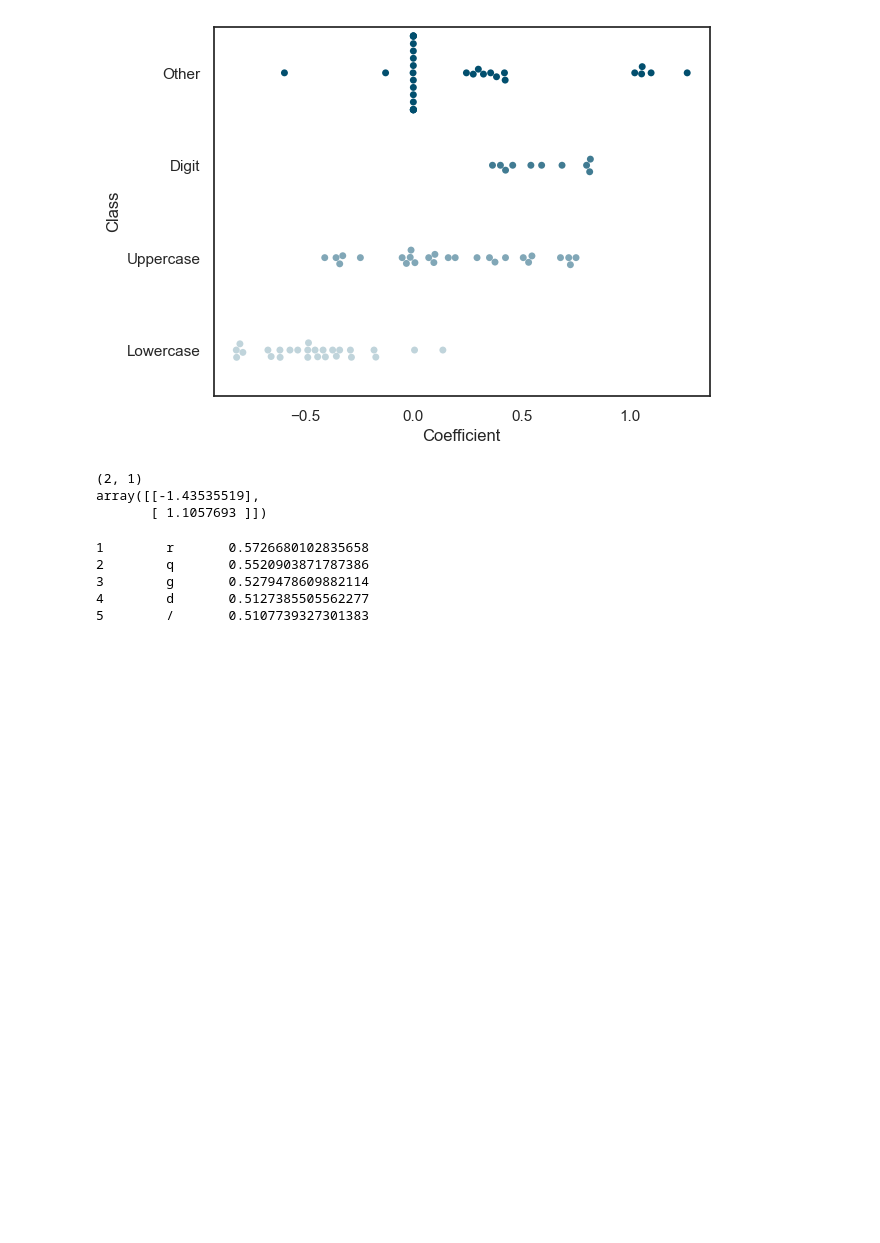
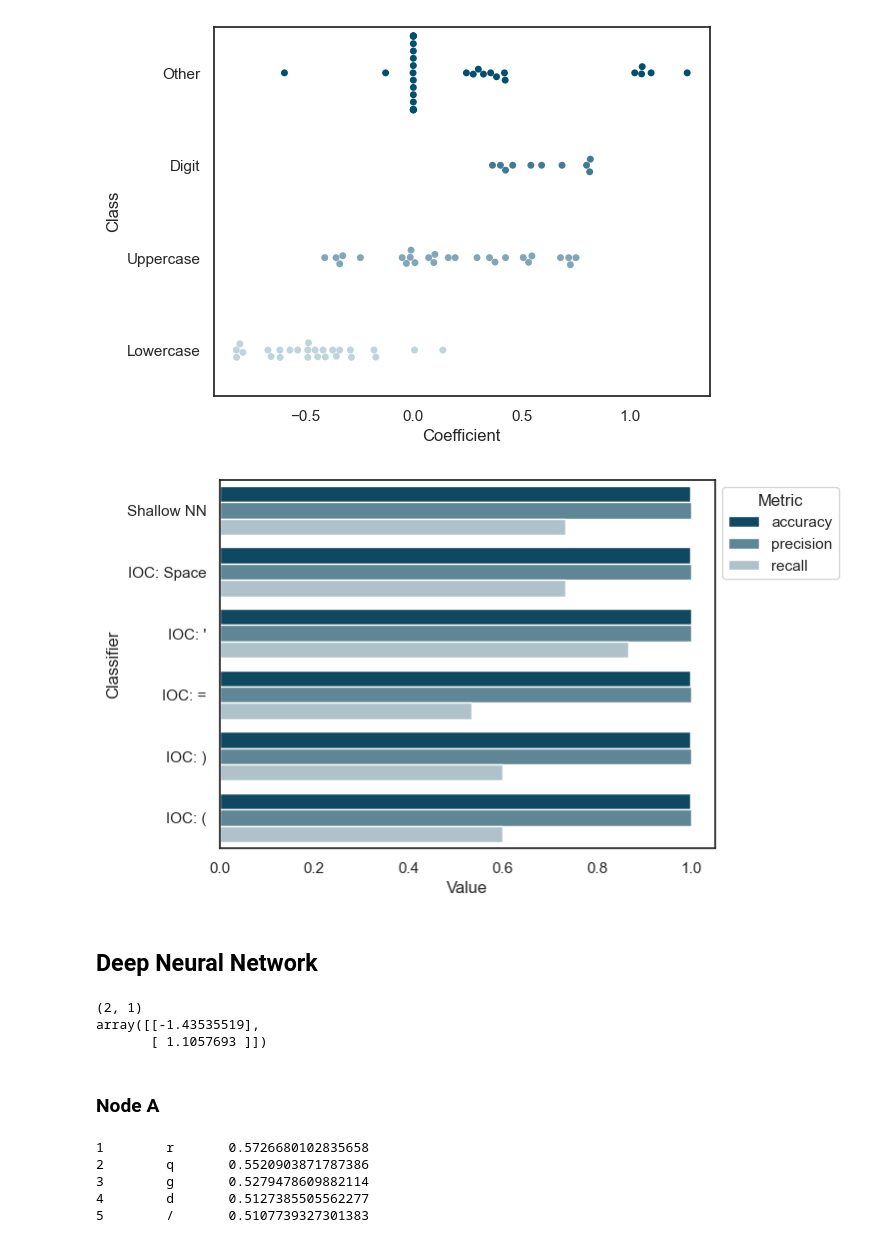
Before and after one commit to jdwhitaker/hybrid-vigor, a Jupyter notebook: main.ipynb, the cells around one changed output. Saved outputs shown, nothing was run; the diff lists cells and outputs as text; code cells hidden in the pictures; blank space fills up the shorter version.

```diff
--- a/main.ipynb
+++ b/main.ipynb
@@ -171,5 +207,23 @@ swarmplot.savefig('images/character-class-coefficients.png', dpi=1024, bbox_inch
 # %% [output]
 [figure]
+# %%
+performance_barplot(
+    {
+        'Shallow NN': shallow_nn_classifier,
+        'IOC: Space': create_ioc_classifier(' '),
+        "IOC: '": create_ioc_classifier("'"),
+        'IOC: =': create_ioc_classifier('='),
+        'IOC: )': create_ioc_classifier(")"),
+        'IOC: (': create_ioc_classifier("("),
+    },
+    X_test,
+    y_test,
+    'images/shallow/performance.png'
+)
+# %% [output]
+[figure, added]
+# %% [markdown]
+## Deep Neural Network
 # %%
 ## Deep Neural Network
 pprint.pprint(numpy.array(deep_nn_classifier.coefs_[1]).shape)
@@ -178,6 +232,8 @@ pprint.pprint(deep_nn_classifier.coefs_[1])
 (2, 1)
 array([[-1.43535519],
        [ 1.1057693 ]])
+# %% [markdown]
+### Node A
 # %%
 ## DNN Node A: Counter-indicative (-1.453)
 dnn_a_coefs = get_coefs(deep_nn_classifier,0,0)
```
Also changed, not shown: parts of 15 cells of this notebook, 18 other files.
